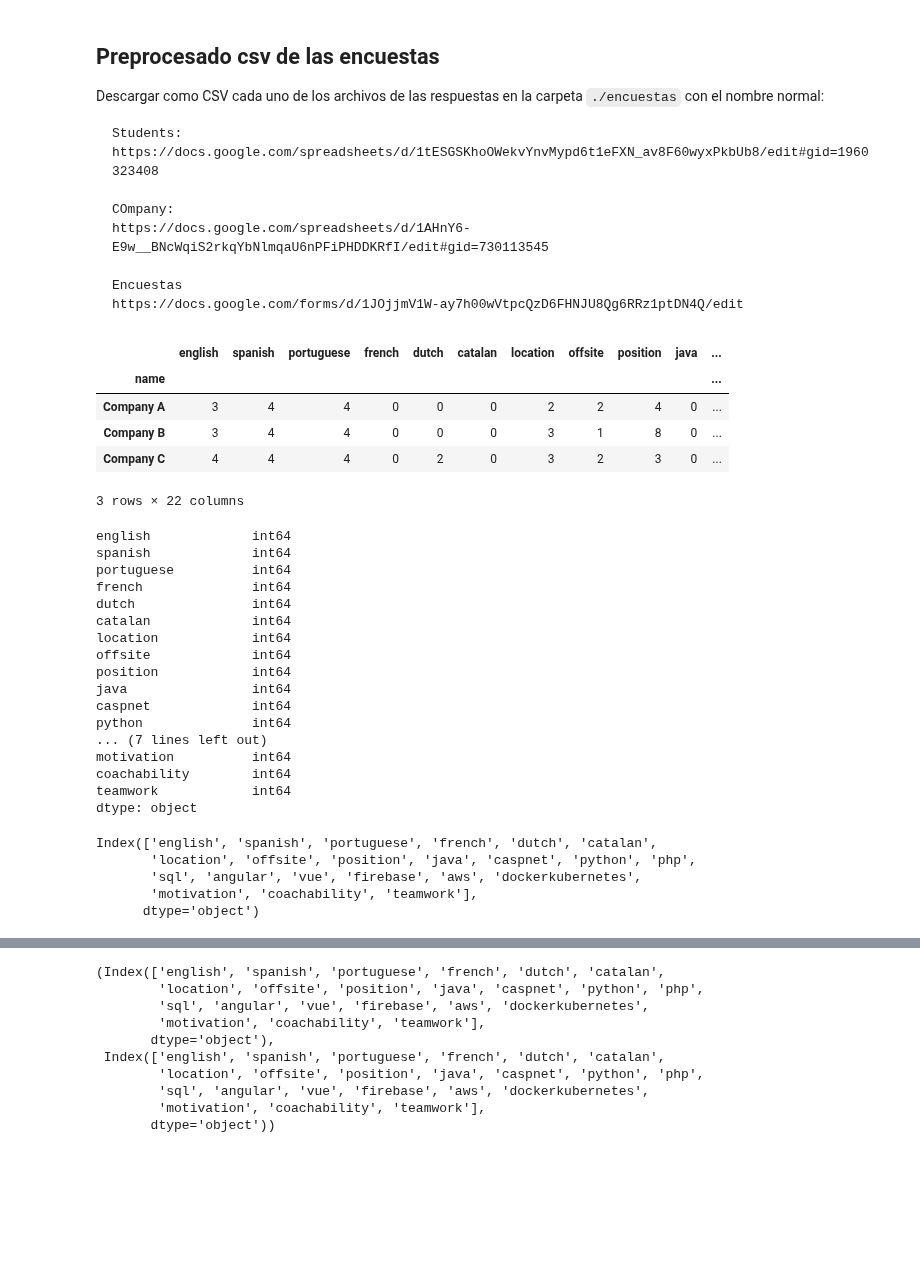
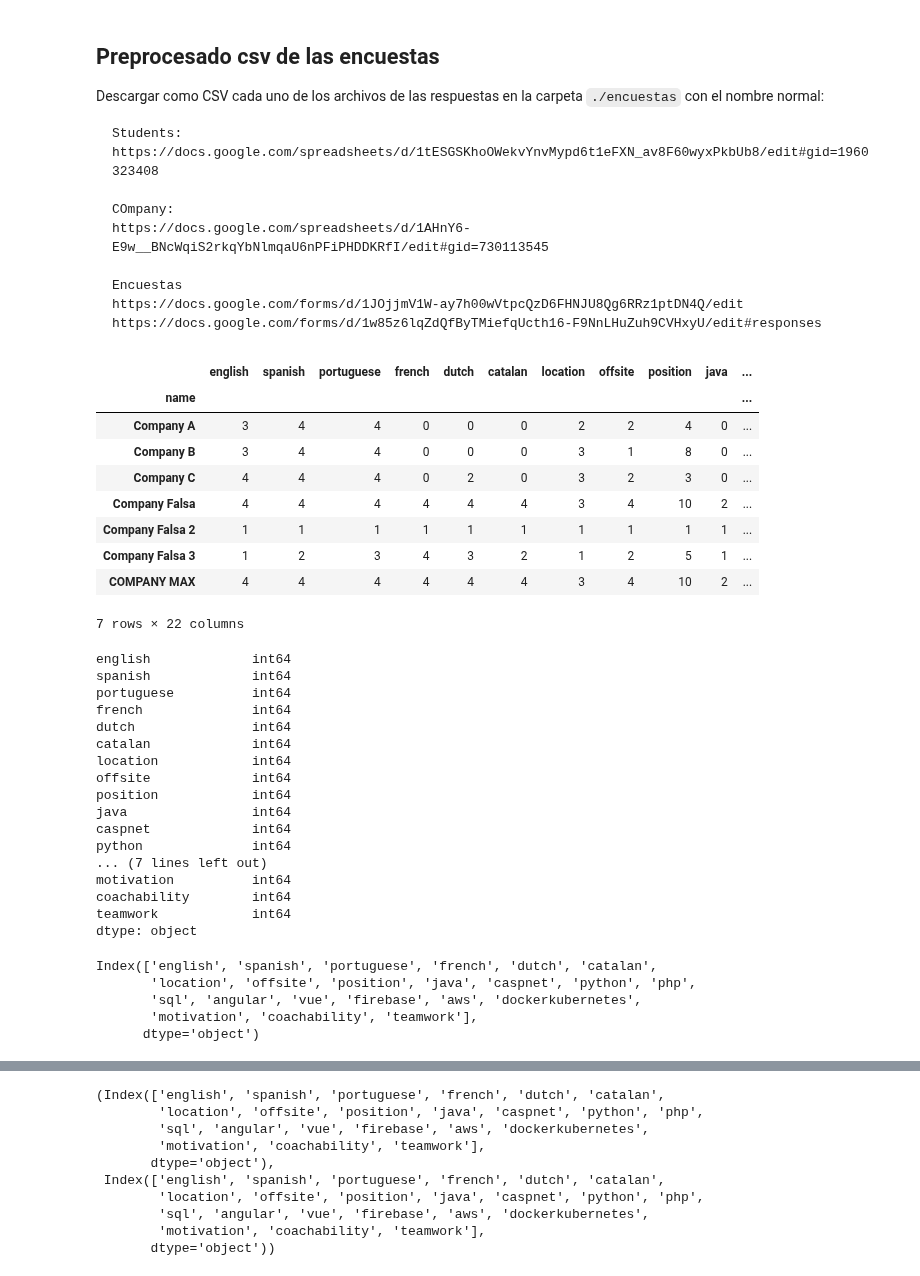
Before and after one commit to albertogcmr/hiring-week-IH-tinder-matching, a Jupyter notebook: matching.ipynb, the cells around one changed output, grey strips where cells are left out. Drawn from its saved outputs; the diff is of its cells as text; code cells hidden in the pictures; blank space fills up the shorter version.

````diff
--- a/matching.ipynb
+++ b/matching.ipynb
@@ -21,6 +21,7 @@ https://docs.google.com/spreadsheets/d/1AHnY6-E9w__BNcWqiS2rkqYbNlmqaU6nPFiPHDDK
 
 Encuestas
 https://docs.google.com/forms/d/1JOjjmV1W-ay7h00wVtpcQzD6FHNJU8Qg6RRz1ptDN4Q/edit
+https://docs.google.com/forms/d/1w85z6lqZdQfByTMiefqUcth16-F9NnLHuZuh9CVHxyU/edit#responses
 ```
 # %%
 COMPANIES_ENCUESTAS_CSV = './encuestas/Web - Ironhack Matchmaking Company Form (Responses) - Form Responses 1.csv'
@@ -121,19 +122,23 @@ def translate_csv(path, dic):
 # %%
 
 companies_enc = translate_csv(path=COMPANIES_ENCUESTAS_CSV, dic=DIC_COMPANIES)
-display(companies_enc.head())
+display(companies_enc.head(10))
 display(companies_enc.dtypes)
 COMPANIES_CLEAN_CSV = './encuestas/companies.csv'
 companies_enc.to_csv(COMPANIES_CLEAN_CSV, index=True)
 
 companies_enc.columns
 # %% [output]
 |  | english | spanish | portuguese | french | dutch | catalan | location | offsite | position | java | ... |
 | name |  |  |  |  |  |  |  |  |  |  | ... |
 | Company A | 3 | 4 | 4 | 0 | 0 | 0 | 2 | 2 | 4 | 0 | ... |
 | Company B | 3 | 4 | 4 | 0 | 0 | 0 | 3 | 1 | 8 | 0 | ... |
 | Company C | 4 | 4 | 4 | 0 | 2 | 0 | 3 | 2 | 3 | 0 | ... |
+| Company Falsa | 4 | 4 | 4 | 4 | 4 | 4 | 3 | 4 | 10 | 2 | ... |
+| Company Falsa 2 | 1 | 1 | 1 | 1 | 1 | 1 | 1 | 1 | 1 | 1 | ... |
+| Company Falsa 3 | 1 | 2 | 3 | 4 | 3 | 2 | 1 | 2 | 5 | 1 | ... |
+| COMPANY MAX | 4 | 4 | 4 | 4 | 4 | 4 | 3 | 4 | 10 | 2 | ... |
-3 rows × 22 columns
+7 rows × 22 columns
 english             int64
 spanish             int64
 portuguese          int64
````
Also changed, not shown: parts of 13 cells of this notebook, 5 other files.
